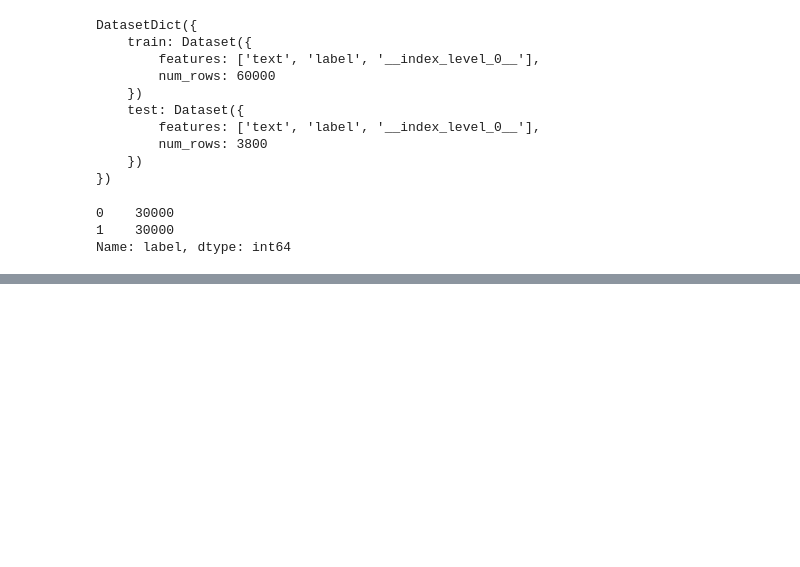
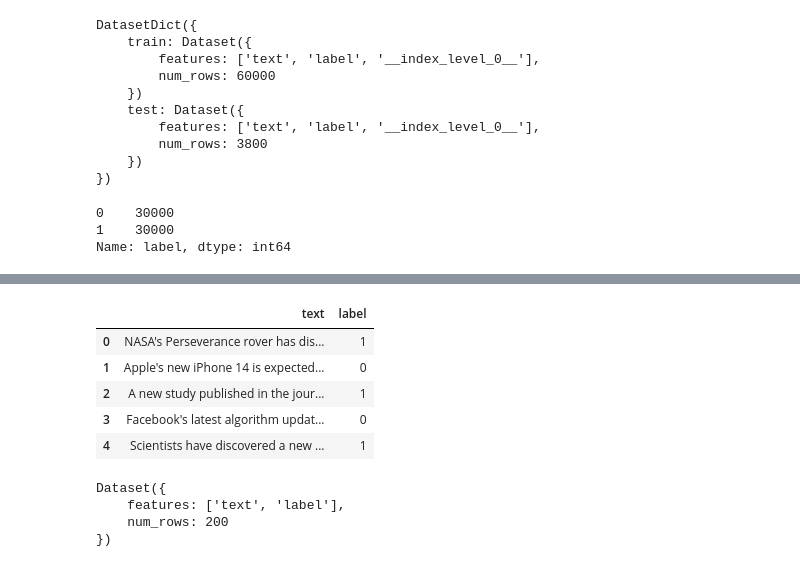
Before and after one commit to kamelnebhi/llm_fine_tuning, a Jupyter notebook: task/task_Science.ipynb, the cells around one changed output, grey strips where cells are left out. Cells and saved outputs as stored; diff of their text form; code cells hidden in the pictures; blank space fills up the shorter version.

```diff
--- a/task/task_Science.ipynb
+++ b/task/task_Science.ipynb
@@ -346,0 +369,18 @@ True Label: 0, Predicted Label: 1
+# %%
+validation_df = pd.read_csv("augmented_data/augmented_validation.csv")
+validation_df.head()
+# %% [output]
+|  | text | label |
+| 0 | NASA's Perseverance rover has dis... | 1 |
+| 1 | Apple's new iPhone 14 is expected... | 0 |
+| 2 | A new study published in the jour... | 1 |
+| 3 | Facebook's latest algorithm updat... | 0 |
+| 4 | Scientists have discovered a new ... | 1 |
+# %%
+validation = Dataset.from_pandas(validation_df)
+validation
+# %% [output]
+Dataset({
+    features: ['text', 'label'],
+    num_rows: 200
+})
```
Also changed, not shown: parts of 18 cells of this notebook, 10 other files.
